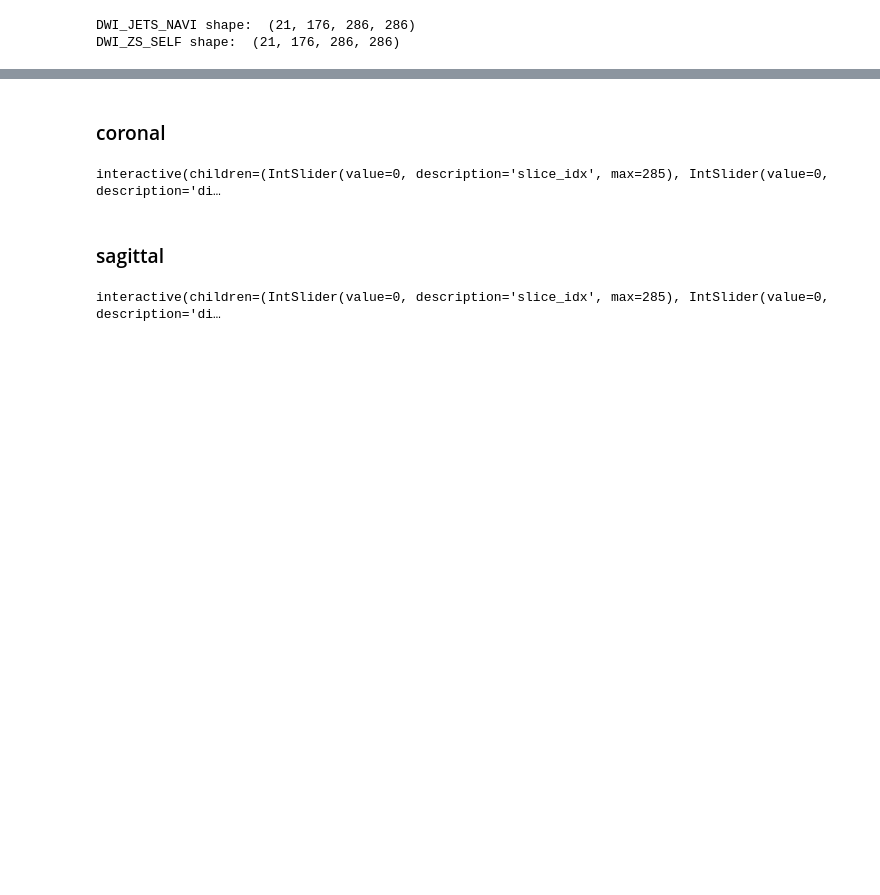
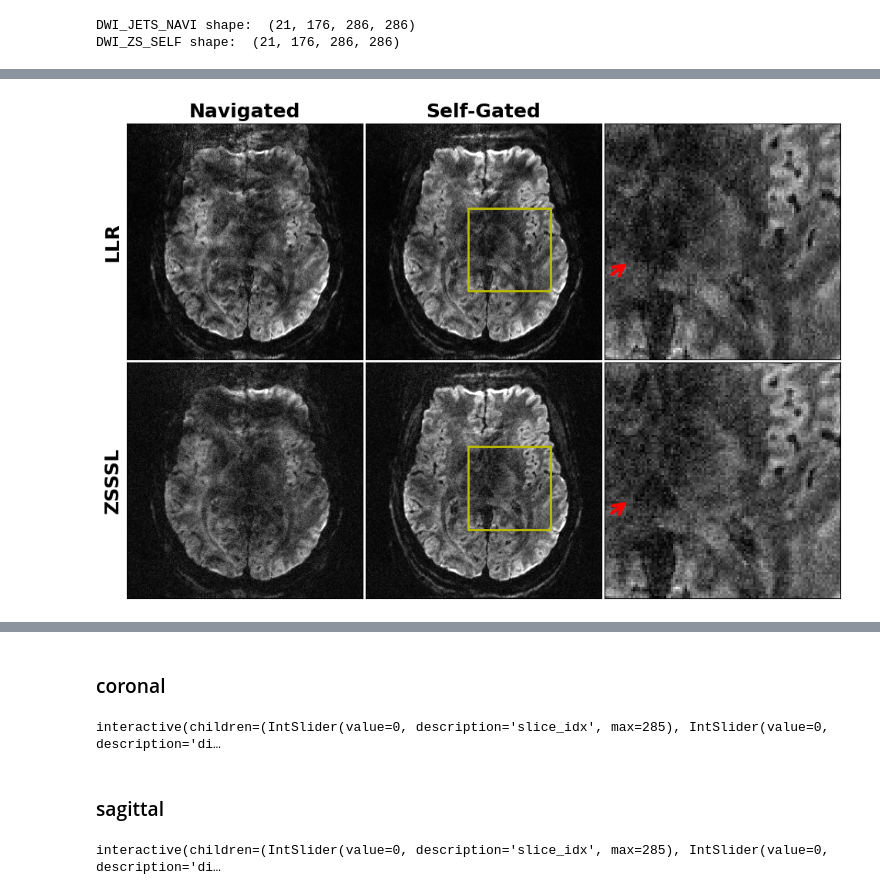
Before and after one commit to ZhengguoTan/DeepDWI, a Jupyter notebook: figures/motion/plot.ipynb, the cells around one changed output, grey strips where cells are left out. Cells and saved outputs as stored; diff of their text form; code cells hidden in the pictures; blank space fills up the shorter version.

Commit message:
update figures/motion folder

```diff
--- a/figures/motion/plot.ipynb
+++ b/figures/motion/plot.ipynb
@@ -16,6 +18,10 @@ f = h5py.File('/home/atuin/b143dc/b143dc15/Experiments/2023-10-18_Terra_Diffusio
 DWI_JETS_SELF = f['DWI'][:]
 f.close()
 
+f = h5py.File('/home/atuin/b143dc/b143dc15/Softwares/DeepDWI/examples/2024-05-22_zsssl_0.7mm_21-dir_R2x2_vol1_scan1_kdat_slice_040_norm-kdat-1.0_navi_ResNet2D_ResBlock-12_kernel-3_ADMM_08_lamda-0.050_Adam_lr-0.000500_MixL1L2Loss/zsssl_test_shot-retro-0.h5', 'r')
+DWI_ZS_NAVI = f['DWI'][:]
+f.close()
+
 f = h5py.File('/home/atuin/b143dc/b143dc15/Softwares/DeepDWI/examples/2024-05-23_zsssl_0.7mm_21-dir_R2x2_vol1_scan1_kdat_slice_040_norm-kdat-1.0_self_ResNet2D_ResBlock-12_kernel-3_ADMM_08_lamda-0.050_Adam_lr-0.000500_MixL1L2Loss/zsssl_test_shot-retro-0.h5', 'r')
 DWI_ZS_SELF = f['DWI'][:]
 f.close()
@@ -24,3 +30,92 @@ print('DWI_ZS_SELF shape: ', DWI_ZS_SELF.shape)
 # %% [output]
 DWI_JETS_NAVI shape:  (21, 176, 286, 286)
 DWI_ZS_SELF shape:  (21, 176, 286, 286)
+# %%
+N_diff, N_z, N_y, N_x = DWI_JETS_NAVI.shape
+
+N_row = 2
+N_col = 3
+
+fig, ax = plt.subplots(N_row, N_col, figsize=(N_col*4, N_row*4))
+
+fontsize = 9
+
+fig_size = fig.get_size_inches()
+fig_width = fig_size[0]
+fontsize = fontsize * (fig_width / 6)
+
+vmax = np.amax(abs(DWI_JETS_NAVI)) * 0.04
+
+slice_idx = 89
+
+diff_idx_motion0 = 19
+diff_idx_motion1 = 11
+
+
+# motion 1
+ax[0][0].imshow(abs(np.flip(DWI_JETS_NAVI[diff_idx_motion1, slice_idx, :, :], axis=-2)),
+                cmap='gray', interpolation=None,
+                vmin=0, vmax=vmax)
+
+ax[0][1].imshow(abs(np.flip(DWI_JETS_SELF[diff_idx_motion1, slice_idx, :, :], axis=-2)),
+                cmap='gray', interpolation=None,
+                vmin=0, vmax=vmax)
+
+ax[0][0].set_title('Navigated', fontsize=fontsize, weight='bold')
+ax[0][1].set_title('Self-Gated', fontsize=fontsize, weight='bold')
+
+
+ax[1][0].imshow(abs(np.flip(DWI_ZS_NAVI[diff_idx_motion1, slice_idx, :, :], axis=-2)),
+                cmap='gray', interpolation=None,
+                vmin=0, vmax=vmax)
+
+ax[1][1].imshow(abs(np.flip(DWI_ZS_SELF[diff_idx_motion1, slice_idx, :, :], axis=-2)),
+                cmap='gray', interpolation=None,
+                vmin=0, vmax=vmax)
+
+
+rect_x0 = int(N_x//2.3)
+rect_y0 = int(N_y//2.8)
+
+rect_w = 100
+
+
+Rect = Rectangle((rect_x0, rect_y0), rect_w, rect_w, edgecolor='y', facecolor='none', linewidth=2)
+ax[0][1].add_patch(Rect)
+
+Rect = Rectangle((rect_x0, rect_y0), rect_w, rect_w, edgecolor='y', facecolor='none', linewidth=2)
+ax[1][1].add_patch(Rect)
+
+
+img = abs(np.flip(DWI_JETS_SELF[diff_idx_motion1, slice_idx, :, :], axis=-2))
+ax[0][2].imshow(img[rect_y0 : rect_y0+rect_w, rect_x0 : rect_x0+rect_w],
+                cmap='gray', interpolation=None,
+                vmin=0, vmax=vmax)
+
+ax[0][2].annotate("", xy=(0.10*rect_w, 0.58*rect_w), xytext=(0.02*rect_w, 0.64*rect_w),
+                   arrowprops=dict(arrowstyle="->", color='r', linewidth=3,
+                                   mutation_scale=25))
+
+img = abs(np.flip(DWI_ZS_SELF[diff_idx_motion1, slice_idx, :, :], axis=-2))
+ax[1][2].imshow(img[rect_y0 : rect_y0+rect_w, rect_x0 : rect_x0+rect_w],
+                cmap='gray', interpolation=None,
+                vmin=0, vmax=vmax)
+
+ax[1][2].annotate("", xy=(0.10*rect_w, 0.58*rect_w), xytext=(0.02*rect_w, 0.64*rect_w),
+                   arrowprops=dict(arrowstyle="->", color='r', linewidth=3,
+                                   mutation_scale=25))
+
+
+for m in range(N_row):
+    for n in range(N_col):
+        ax[m][n].axes.xaxis.set_ticks([])
+        ax[m][n].axes.yaxis.set_ticks([])
+
+        ax[m][n].axes.xaxis.set_ticks([])
+        ax[m][n].axes.yaxis.set_ticks([])
+
+ax[0][0].set_ylabel('LLR', fontsize=fontsize, weight='bold')
+ax[1][0].set_ylabel('ZSSSL', fontsize=fontsize, weight='bold')
+
+plt.subplots_adjust(wspace=0, hspace=0.01)
+# %% [output]
@@ -26,0 +123 @@ DWI_ZS_SELF shape:  (21, 176, 286, 286)
+[figure, added]
```
Also changed, not shown: parts of 6 cells of this notebook, 13 other files.
